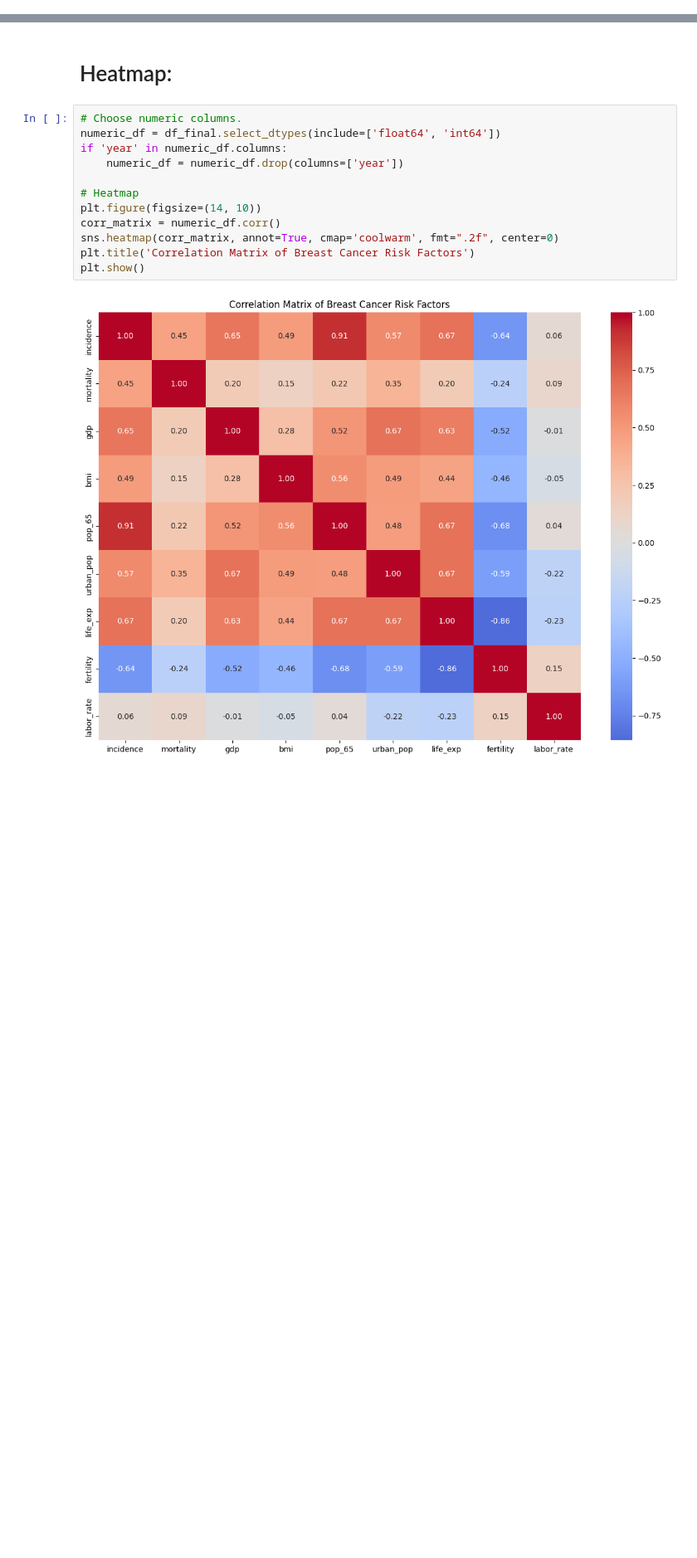
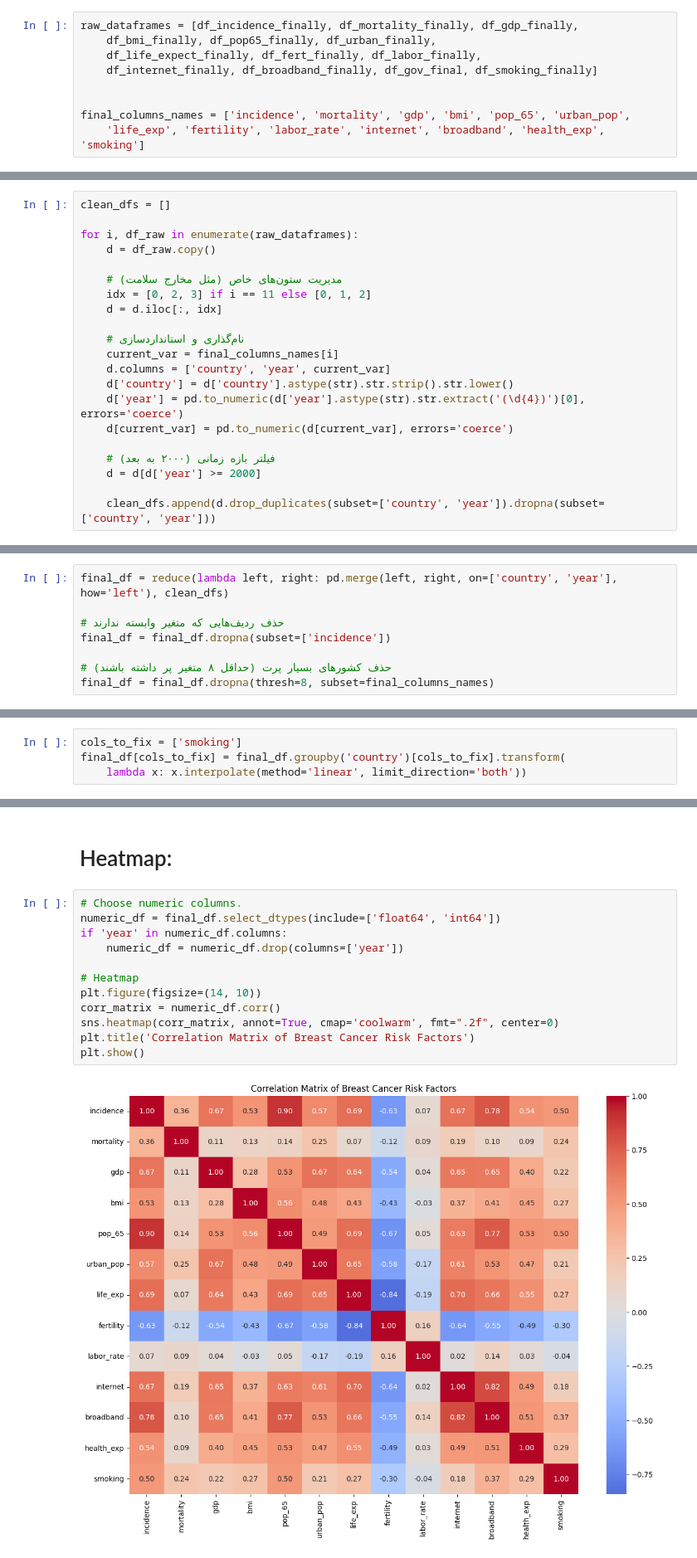
Before and after one commit to Mary-Moradi/BreastCancer_Burden_PanelStudy, a Jupyter notebook: prepared_data.ipynb, the cells around one changed output, grey strips where cells are left out. Shown at 83% size. Cells and saved outputs as stored; diff of their text form; blank space fills up the shorter version.

Commit message:
adding 4 new variables of internet, broadband, healt_expenditure, smoking

```diff
--- a/prepared_data.ipynb
+++ b/prepared_data.ipynb
@@ -987,0 +844,9 @@ print(df_final.head(3))
+# %%
+raw_dataframes = [df_incidence_finally, df_mortality_finally, df_gdp_finally,
+    df_bmi_finally, df_pop65_finally, df_urban_finally,
+    df_life_expect_finally, df_fert_finally, df_labor_finally,
+    df_internet_finally, df_broadband_finally, df_gov_final, df_smoking_finally]
+
+
+final_columns_names = ['incidence', 'mortality', 'gdp', 'bmi', 'pop_65', 'urban_pop',
+    'life_exp', 'fertility', 'labor_rate', 'internet', 'broadband', 'health_exp', 'smoking']
@@ -987,0 +855,21 @@ print(df_final.head(3))
+# %%
+clean_dfs = []
+
+for i, df_raw in enumerate(raw_dataframes):
+    d = df_raw.copy()
+
+    # مدیریت ستون‌های خاص (مثل مخارج سلامت)
+    idx = [0, 2, 3] if i == 11 else [0, 1, 2]
+    d = d.iloc[:, idx]
+
+    # نام‌گذاری و استانداردسازی
+    current_var = final_columns_names[i]
+    d.columns = ['country', 'year', current_var]
+    d['country'] = d['country'].astype(str).str.strip().str.lower()
+    d['year'] = pd.to_numeric(d['year'].astype(str).str.extract('(\d{4})')[0], errors='coerce')
+    d[current_var] = pd.to_numeric(d[current_var], errors='coerce')
+
+    # فیلتر بازه زمانی (۲۰۰۰ به بعد)
+    d = d[d['year'] >= 2000]
+
+    clean_dfs.append(d.drop_duplicates(subset=['country', 'year']).dropna(subset=['country', 'year']))
@@ -987,0 +878,8 @@ print(df_final.head(3))
+# %%
+final_df = reduce(lambda left, right: pd.merge(left, right, on=['country', 'year'], how='left'), clean_dfs)
+
+# حذف ردیف‌هایی که متغیر وابسته ندارند
+final_df = final_df.dropna(subset=['incidence'])
+
+# حذف کشورهای بسیار پرت (حداقل ۸ متغیر پر داشته باشند)
+final_df = final_df.dropna(thresh=8, subset=final_columns_names)
@@ -987,0 +888,4 @@ print(df_final.head(3))
+# %%
+cols_to_fix = ['smoking']
+final_df[cols_to_fix] = final_df.groupby('country')[cols_to_fix].transform(
+    lambda x: x.interpolate(method='linear', limit_direction='both'))
@@ -989,16 +928,16 @@ print(df_final.head(3))
 # Heatmap:
 # %%
 # Choose numeric columns.
-numeric_df = df_final.select_dtypes(include=['float64', 'int64'])
+numeric_df = final_df.select_dtypes(include=['float64', 'int64'])
 if 'year' in numeric_df.columns:
     numeric_df = numeric_df.drop(columns=['year'])
 
 # Heatmap
 plt.figure(figsize=(14, 10))
 corr_matrix = numeric_df.corr()
 sns.heatmap(corr_matrix, annot=True, cmap='coolwarm', fmt=".2f", center=0)
 plt.title('Correlation Matrix of Breast Cancer Risk Factors')
 plt.show()
 # %% [output]
-[figure, old version]
+[figure, new version]
 # %%
```
Also changed, not shown: parts of 32 cells of this notebook, 2 other files.
